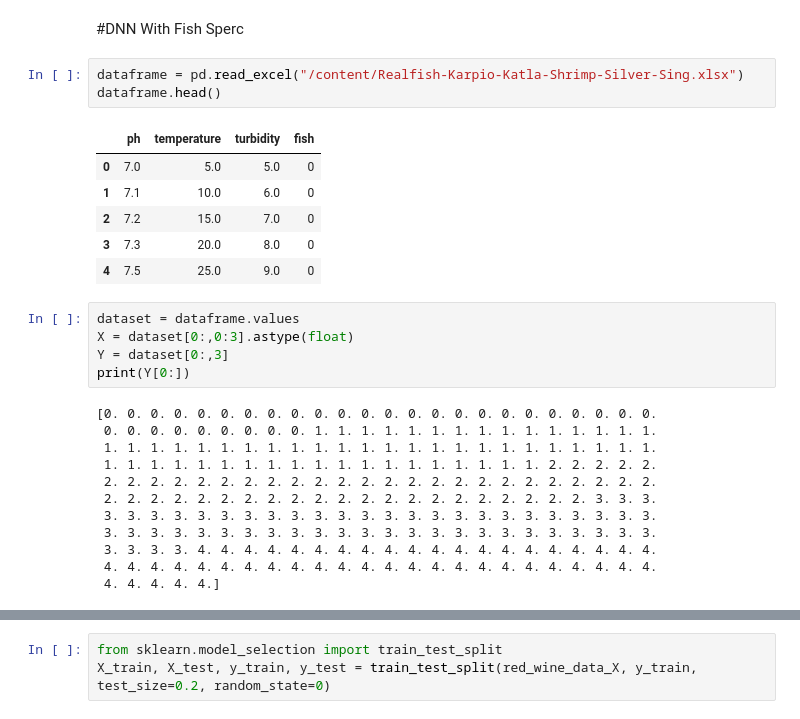
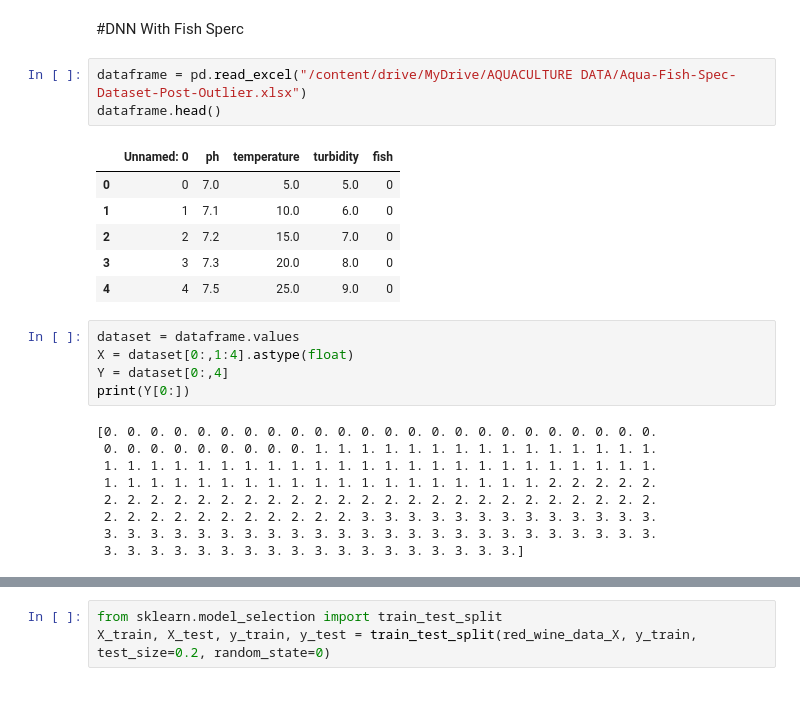
Before and after one commit to vvrgit/Aquaculture, a Jupyter notebook: Aquaculture_DNN_Spec.ipynb, the cells around one changed output, grey strips where cells are left out. Drawn from its saved outputs; the diff is of its cells as text.

```diff
--- a/Aquaculture_DNN_Spec.ipynb
+++ b/Aquaculture_DNN_Spec.ipynb
@@ -749,19 +749,19 @@ Poor
 # %% [markdown]
 #DNN With Fish Sperc
 # %%
-dataframe = pd.read_excel("/content/Realfish-Karpio-Katla-Shrimp-Silver-Sing.xlsx")
+dataframe = pd.read_excel("/content/drive/MyDrive/AQUACULTURE DATA/Aqua-Fish-Spec-Dataset-Post-Outlier.xlsx")
 dataframe.head()
 # %% [output]
-|  | ph | temperature | turbidity | fish |
-| 0 | 7.0 | 5.0 | 5.0 | 0 |
-| 1 | 7.1 | 10.0 | 6.0 | 0 |
-| 2 | 7.2 | 15.0 | 7.0 | 0 |
-| 3 | 7.3 | 20.0 | 8.0 | 0 |
-| 4 | 7.5 | 25.0 | 9.0 | 0 |
+|  | Unnamed: 0 | ph | temperature | turbidity | fish |
+| 0 | 0 | 7.0 | 5.0 | 5.0 | 0 |
+| 1 | 1 | 7.1 | 10.0 | 6.0 | 0 |
+| 2 | 2 | 7.2 | 15.0 | 7.0 | 0 |
+| 3 | 3 | 7.3 | 20.0 | 8.0 | 0 |
+| 4 | 4 | 7.5 | 25.0 | 9.0 | 0 |
 # %%
 dataset = dataframe.values
-X = dataset[0:,0:3].astype(float)
-Y = dataset[0:,3]
+X = dataset[0:,1:4].astype(float)
+Y = dataset[0:,4]
 print(Y[0:])
 # %% [output]
 [0. 0. 0. 0. 0. 0. 0. 0. 0. 0. 0. 0. 0. 0. 0. 0. 0. 0. 0. 0. 0. 0. 0. 0.
@@ -769,12 +769,9 @@ print(Y[0:])
  1. 1. 1. 1. 1. 1. 1. 1. 1. 1. 1. 1. 1. 1. 1. 1. 1. 1. 1. 1. 1. 1. 1. 1.
  1. 1. 1. 1. 1. 1. 1. 1. 1. 1. 1. 1. 1. 1. 1. 1. 1. 1. 1. 2. 2. 2. 2. 2.
  2. 2. 2. 2. 2. 2. 2. 2. 2. 2. 2. 2. 2. 2. 2. 2. 2. 2. 2. 2. 2. 2. 2. 2.
- 2. 2. 2. 2. 2. 2. 2. 2. 2. 2. 2. 2. 2. 2. 2. 2. 2. 2. 2. 2. 2. 3. 3. 3.
+ 2. 2. 2. 2. 2. 2. 2. 2. 2. 2. 2. 3. 3. 3. 3. 3. 3. 3. 3. 3. 3. 3. 3. 3.
  3. 3. 3. 3. 3. 3. 3. 3. 3. 3. 3. 3. 3. 3. 3. 3. 3. 3. 3. 3. 3. 3. 3. 3.
- 3. 3. 3. 3. 3. 3. 3. 3. 3. 3. 3. 3. 3. 3. 3. 3. 3. 3. 3. 3. 3. 3. 3. 3.
- 3. 3. 3. 3. 4. 4. 4. 4. 4. 4. 4. 4. 4. 4. 4. 4. 4. 4. 4. 4. 4. 4. 4. 4.
- 4. 4. 4. 4. 4. 4. 4. 4. 4. 4. 4. 4. 4. 4. 4. 4. 4. 4. 4. 4. 4. 4. 4. 4.
- 4. 4. 4. 4. 4.]
+ 3. 3. 3. 3. 3. 3. 3. 3. 3. 3. 3. 3. 3. 3. 3. 3. 3. 3.]
 # %%
 from sklearn.preprocessing import MinMaxScaler
 ms=MinMaxScaler()
```
Also changed, not shown: parts of 7 cells of this notebook.
